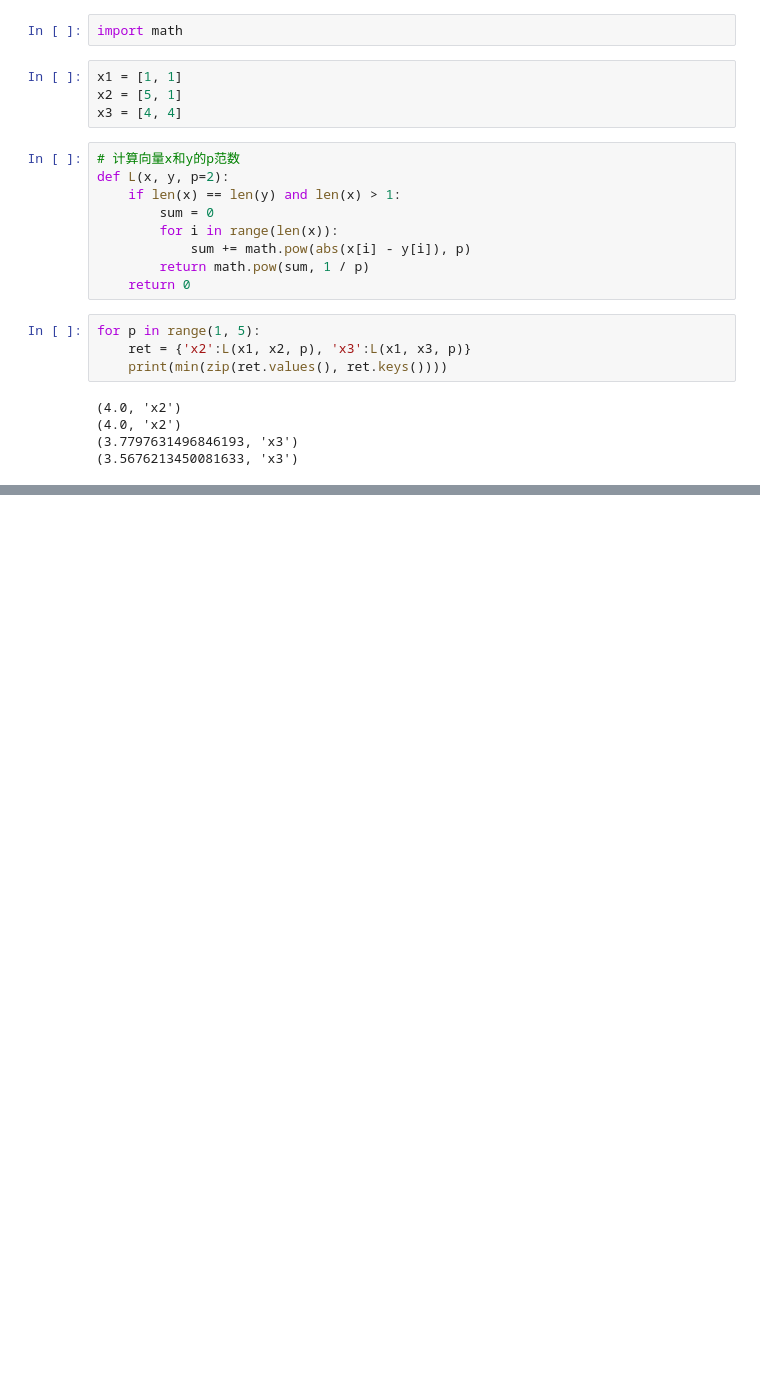
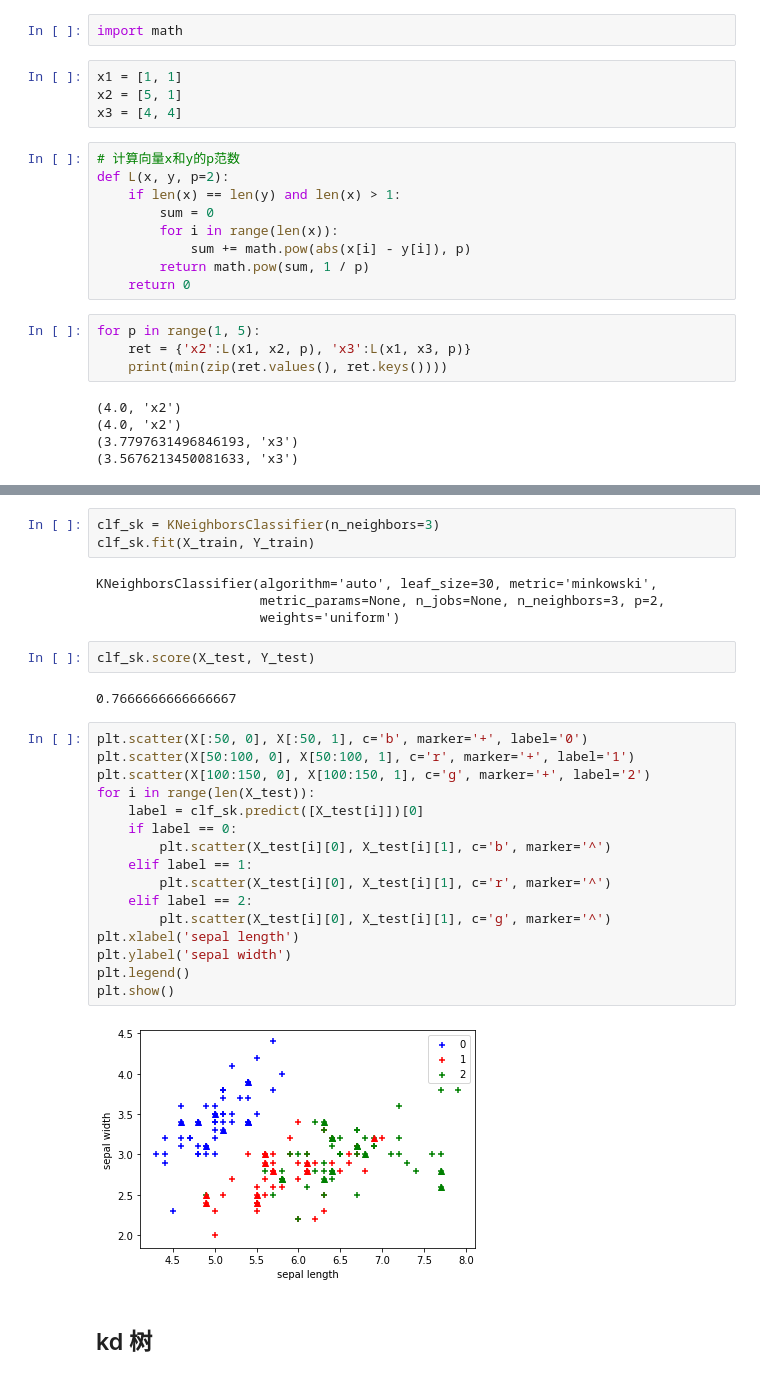
Before and after one commit to Penn000/NN, a Jupyter notebook: statistical_learning/chapter03.ipynb, the cells around one changed output, grey strips where cells are left out. Cells and saved outputs as stored; diff of their text form; blank space fills up the shorter version.

```diff
--- a/statistical_learning/chapter03.ipynb
+++ b/statistical_learning/chapter03.ipynb
@@ -72,0 +188,31 @@ for p in range(1, 5):
+# %%
+clf_sk = KNeighborsClassifier(n_neighbors=3)
+clf_sk.fit(X_train, Y_train)
+# %% [output]
+KNeighborsClassifier(algorithm='auto', leaf_size=30, metric='minkowski',
+                     metric_params=None, n_jobs=None, n_neighbors=3, p=2,
+                     weights='uniform')
+# %%
+clf_sk.score(X_test, Y_test)
+# %% [output]
+0.7666666666666667
+# %%
+plt.scatter(X[:50, 0], X[:50, 1], c='b', marker='+', label='0')
+plt.scatter(X[50:100, 0], X[50:100, 1], c='r', marker='+', label='1')
+plt.scatter(X[100:150, 0], X[100:150, 1], c='g', marker='+', label='2')
+for i in range(len(X_test)):
+    label = clf_sk.predict([X_test[i]])[0]
+    if label == 0:
+        plt.scatter(X_test[i][0], X_test[i][1], c='b', marker='^')
+    elif label == 1:
+        plt.scatter(X_test[i][0], X_test[i][1], c='r', marker='^')
+    elif label == 2:
+        plt.scatter(X_test[i][0], X_test[i][1], c='g', marker='^')
+plt.xlabel('sepal length')
+plt.ylabel('sepal width')
+plt.legend()
+plt.show()
+# %% [output]
+[figure, added]
+# %% [markdown]
+## kd 树
```
Also changed, not shown: parts of 9 cells of this notebook.
